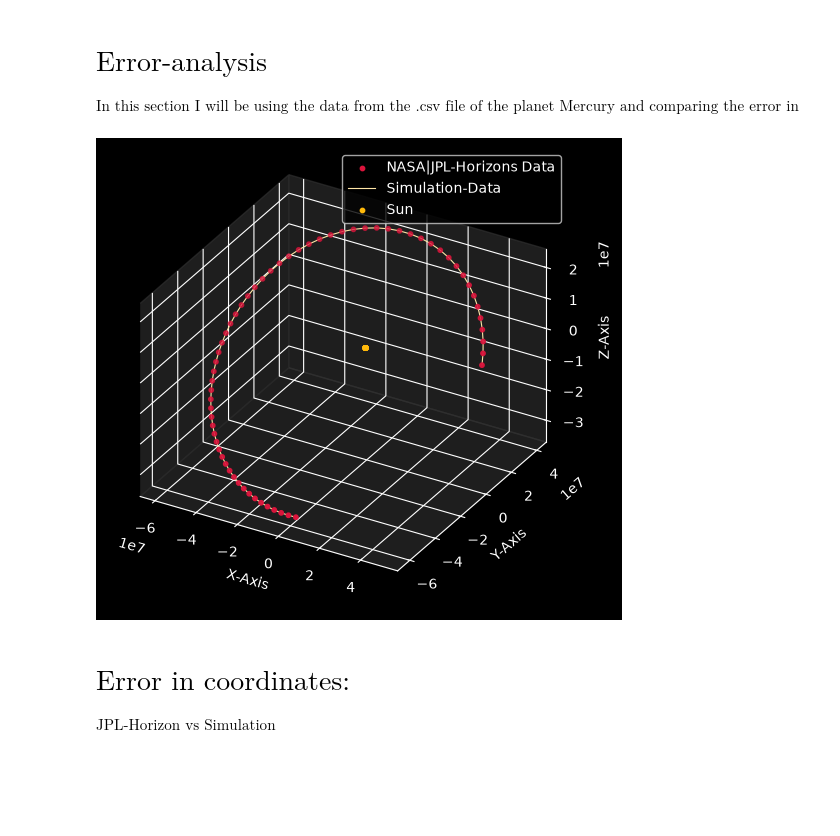
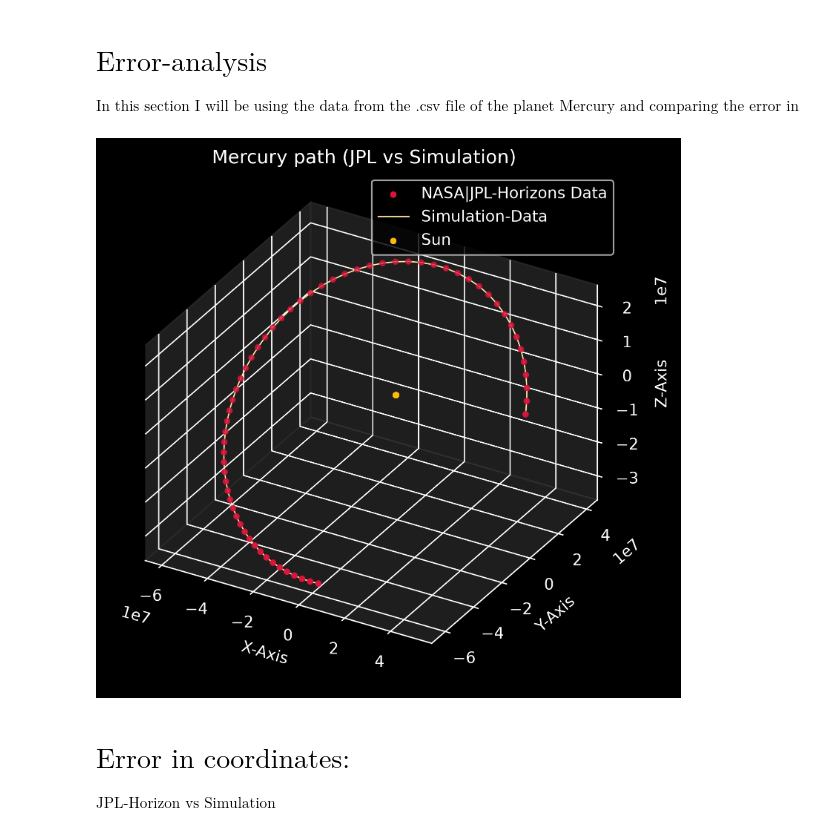
Before and after one commit to gsuparnajitphys-dotcom/Classical_mechanics_simulations, a Jupyter notebook: Central-force-motion/Jupyter/N-Body.ipynb, the cells around one changed output. Cells and saved outputs as stored; diff of their text form; code cells hidden in the pictures; blank space fills up the shorter version.

Commit message:
-Data saved in pandas_dataframe -Plots saved

```diff
--- a/Central-force-motion/Jupyter/N-Body.ipynb
+++ b/Central-force-motion/Jupyter/N-Body.ipynb
@@ -199,8 +199,8 @@ t_span = (t_eval[0], t_eval[-1])
 
 
 atol = np.concatenate((
-    np.full(3 * N, 1e-3),  # positions: 1e-3 km = 1 m
-    np.full(3 * N, 1e-9),  # velocities: 1e-9 km/s
+    np.full(3 * N, 1e-6),  # positions: 1e-3 km = 1 m
+    np.full(3 * N, 1e-10),  # velocities: 1e-9 km/s
 ))
 
 
@@ -211,7 +211,7 @@ sol=solve_ivp(
     state0,
     method='DOP853',
     t_eval=t_eval,
-    rtol=1e-10,  # This part is generated by AI.
+    rtol=1e-12,  # This part is generated by AI.
     atol=atol,
 )
 # %%
@@ -235,7 +278,7 @@ sol
 # %%
 with plt.style.context("dark_background"):
 
-    fig=plt.figure(figsize=(6,6))
+    fig=plt.figure(figsize=(6,6),dpi=300)
     ax=fig.add_subplot(projection="3d")
     ax.set_title(f"View upto Jupiter-orbit for {days} days")
     ax.set_xlabel("X - Axis")
@@ -265,4 +308,5 @@ with plt.style.context("dark_background"):
     plt.tight_layout()
 
     plt.show()
+    plt.savefig('View-upto-Jupiter-orbit.svg')
 # %% [output]
@@ -273,29 +318,30 @@ with plt.style.context("dark_background"):
 $\text{In this section I will be using the data from the .csv file of the planet Mercury and comparing the error in my simulation wrt the JPL data}$
 # %%
 with plt.style.context("dark_background"):
-    fig=plt.figure(figsize=(6,6))
+    fig=plt.figure(figsize=(6,6),dpi=300)
 
     ax=fig.add_subplot(projection="3d")
+    ax.set_title("Mercury path (JPL vs Simulation)")
     ax.set_xlabel("X-Axis")
     ax.set_ylabel("Y-Axis")
     ax.set_zlabel("Z-Axis")
     # Set the background panel colors with a low alpha (e.g., 0.1 for 10% opacity)
     # Format is (Red, Green, Blue, Alpha)
     ax.xaxis.set_pane_color((0.2, 0.2, 0.2, 0.6))
     ax.zaxis.set_pane_color((0.2, 0.2, 0.2, 0.6))
     ax.yaxis.set_pane_color((0.2, 0.2, 0.2, 0.6))
     ax.set_proj_type('ortho')
 
     ax.scatter(JPL_data[0],JPL_data[1],JPL_data[2],s=10,color="crimson",label="NASA|JPL-Horizons Data")
     ax.plot(sol.y[3],sol.y[4],sol.y[5],lw=0.8,color="#ffe6a7",label="Simulation-Data")
 
     ax.scatter(sol.y[0],sol.y[1],sol.y[2],s=10,color="#ffb90a",label="Sun")
 
     plt.legend()
 
     plt.show()
 # %% [output]
-[figure, old version]
+[figure, new version]
 # %% [markdown]
 # $\text{Error in coordinates:}$
 
```
Also changed, not shown: parts of 5 cells of this notebook, 4 other files.
